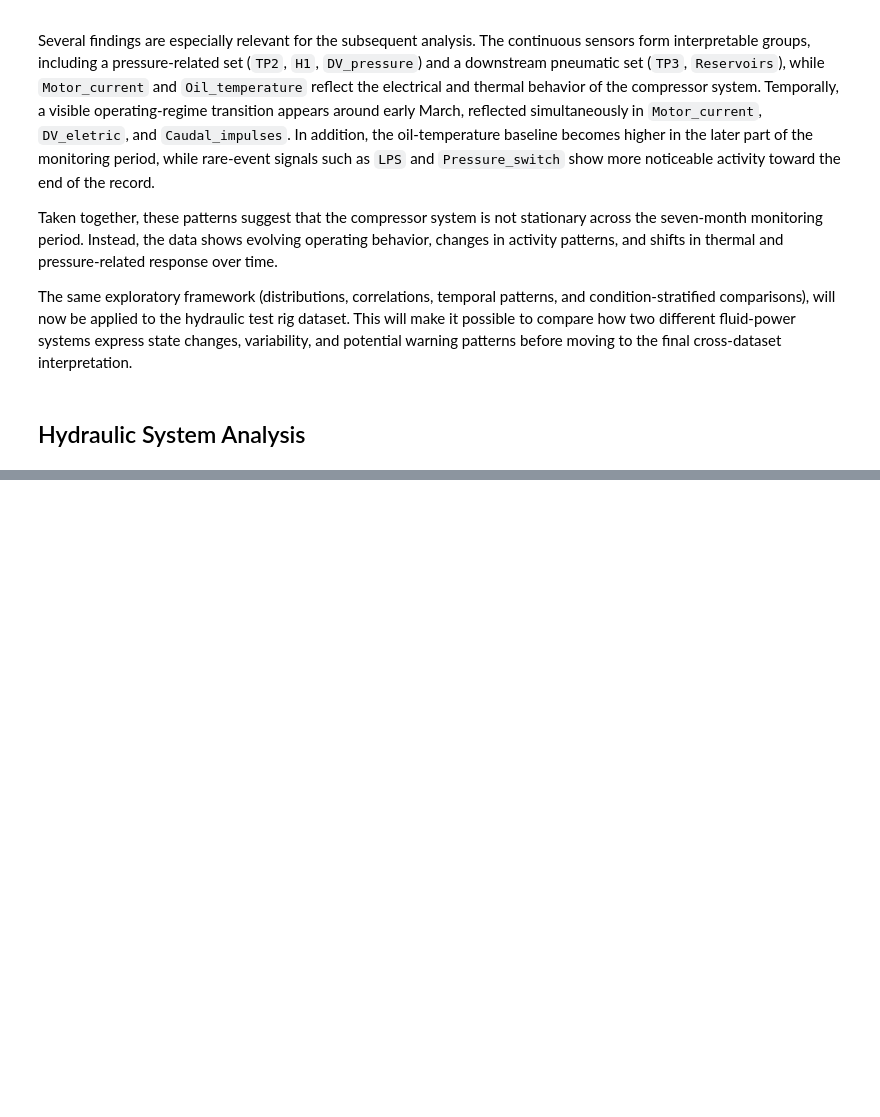
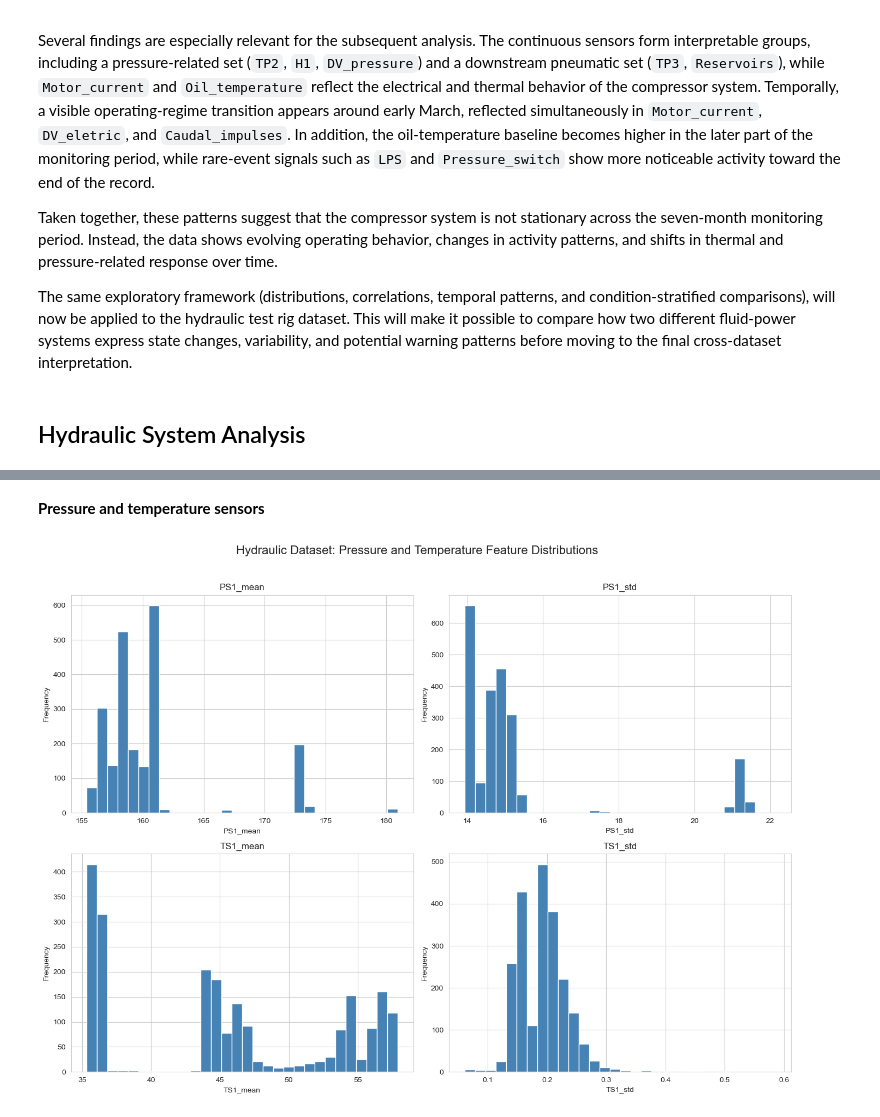
Before and after one commit to Vanya2307/Predictive-Maintenance-Fluid-Systems, a Jupyter notebook: notebooks/02_exploratory_data_analysis.ipynb, the cells around one changed output, grey strips where cells are left out. Cells and saved outputs as stored; diff of their text form; code cells hidden in the pictures; blank space fills up the shorter version.

Commit message:
Notebook 02: add Hydraulic Feature distributions and Correlation structure sections

```diff
--- a/notebooks/02_exploratory_data_analysis.ipynb
+++ b/notebooks/02_exploratory_data_analysis.ipynb
@@ -414,0 +447,19 @@ The same exploratory framework (distributions, correlations, temporal patterns,
+# %% [markdown]
+**Pressure and temperature sensors**
+# %%
+fig, axes = plt.subplots(2, 2, figsize=(14, 10))
+axes = axes.flatten()
+
+first_group = ['PS1_mean', 'PS1_std', 'TS1_mean', 'TS1_std']
+
+for i, col in enumerate(first_group):
+    axes[i].hist(hydraulics[col], bins=30, color='steelblue', edgecolor='white')
+    axes[i].set_title(col)
+    axes[i].set_xlabel(col)
+    axes[i].set_ylabel('Frequency')
+
+fig.suptitle('Hydraulic Dataset: Pressure and Temperature Feature Distributions', fontsize=16, y=1.02)
+plt.tight_layout()
+plt.show()
+# %% [output]
+[figure, added]
```
Also changed, not shown: parts of 19 cells of this notebook.
